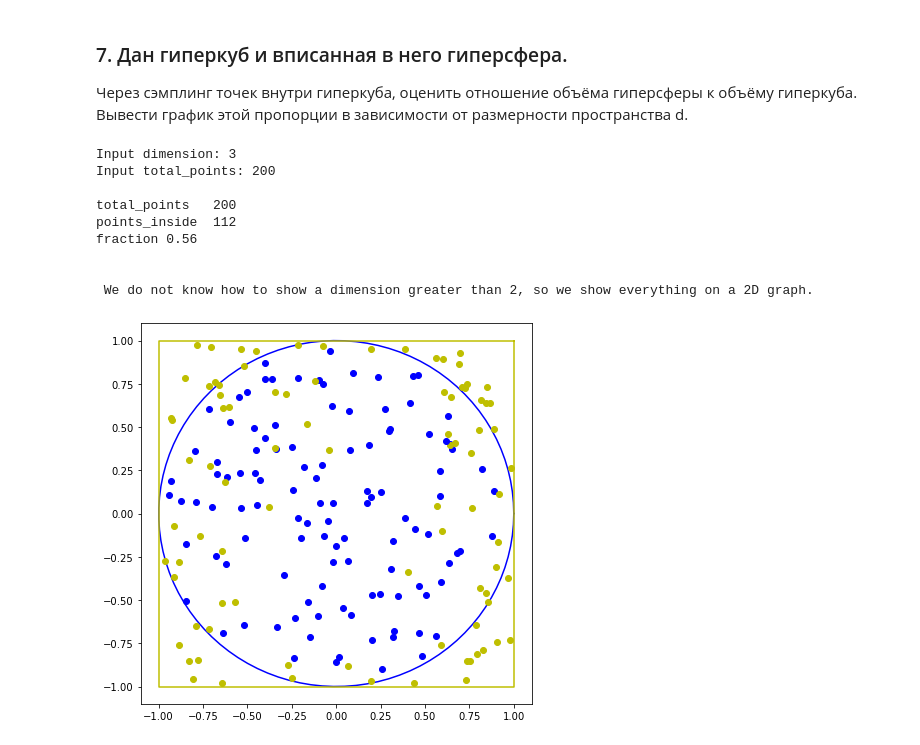
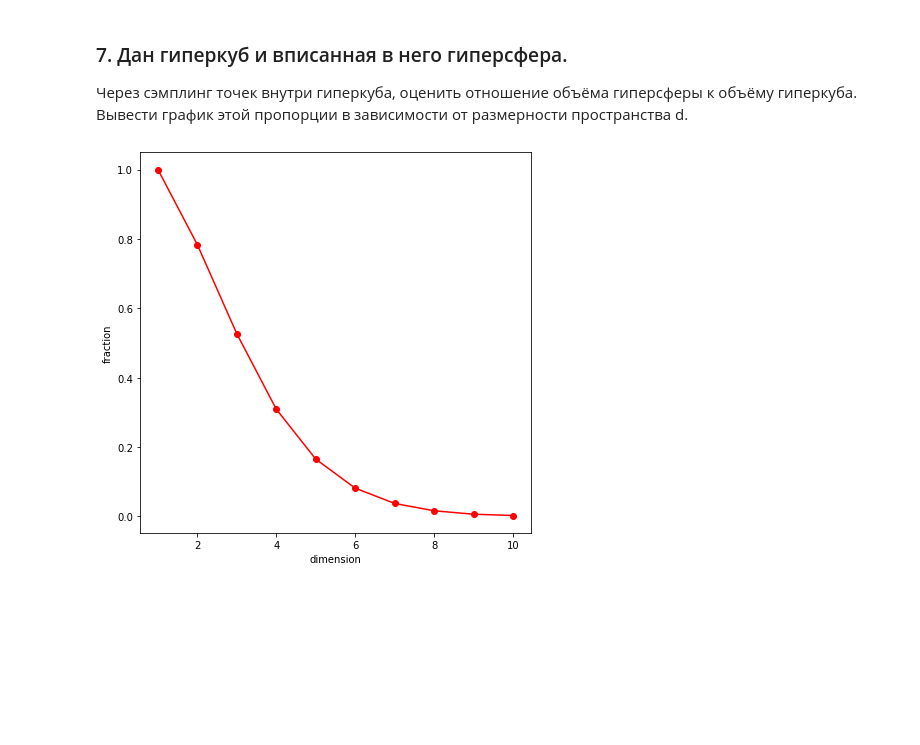
Before and after one commit to Bratko73/ML_Labs, a Jupyter notebook: Lab1/Lab 1.ipynb, the cells around one changed output. Drawn from its saved outputs; the diff is of its cells as text; code cells hidden in the pictures; blank space fills up the shorter version.

```diff
--- a/Lab1/Lab 1.ipynb
+++ b/Lab1/Lab 1.ipynb
@@ -165,25 +155,20 @@ Input r: 6
 def transformation_plot(x,matrix):
     result = np.empty((countOfDots,2))
     for i in range(countOfDots):
-        result[i,0] = x[i, 0]*matrix[0, 0] + x[i, 1]*matrix[1, 0]
-        result[i,1] = x[i, 0]*matrix[0, 1] + x[i, 1]*matrix[1, 1]
+        result[i] = x[i].dot(matrix)
     return result
 # %%
 countOfDots = int(input("Input count of dots: "))
-matrix = np.empty((2,2))
+matrix =np.matrix(np.fromstring(input("Input the matrix:"),dtype=float, sep=' ').reshape(2,2))
 x = np.random.uniform(low=-1, high=1, size=(countOfDots,2))
-print("Input the matrix...")
-for i in range(2):
-    matrix[i] = np.fromstring(input(), dtype=float, sep=' ')
 new_x = transformation_plot(x,matrix)
-
 
 fig, axes = plt.subplots(1,2,figsize=(14, 7))
 for i in range(countOfDots):
-    axes[0].plot(x[i,0],x[i,1], "ro")
-    axes[0].text(x[i,0], x[i,1], f'{i}')
-    axes[1].plot(new_x[i,0],new_x[i,1], "ro")
-    axes[1].text(new_x[i,0], new_x[i,1], f'{i}')
+    axes[0].plot(x[i,0],x[i,1], "ro", alpha = 0.5)
+    axes[0].text(x[i,0], x[i,1], f'{i+1}')
+    axes[1].plot(new_x[i,0],new_x[i,1], "go", alpha = 0.5)
+    axes[1].text(new_x[i,0], new_x[i,1], f'{i+1}')
 axes[0].set_xlabel('x')
 axes[0].set_ylabel('y')
 axes[0].set_title('before')
@@ -261,40 +237,19 @@ b) Proportion angle<30 = 0.04
 ### 7. Дан гиперкуб и вписанная в него гиперсфера.
 Через сэмплинг точек внутри гиперкуба, оценить отношение объёма гиперсферы к объёму гиперкуба. Вывести график этой пропорции в зависимости от размерности пространства d.
 # %%
-d = 0
-while (d<2):
-    d = int(input('Input dimension: '))
+dim = 10
 
-total_points = int(input('Input total_points: '))
-
-dots = np.random.uniform(low=-1, high=1, size=(total_points,d))
-square =[[1,1,-1,-1,1],[1,-1,-1,1,1]]
-points_inside = 0
-t = np.linspace(0,np.pi*2,100)
-plt.figure(figsize=(7,7))
-plt.plot(np.cos(t),np.sin(t),'b')
-plt.plot(square[0],square[1],'-y')
-for dot in dots:
-    if (np.linalg.norm(dot) <= 1):
-        plt.plot(dot[0],dot[1],'bo')
-        points_inside += 1
-    else:
-        plt.plot(dot[0],dot[1],'yo')
-
-print('\ntotal_points  ', total_points)
-print('points_inside ', points_inside)
-print('fraction', points_inside/total_points)
-if (d > 2):
-    print('\n\n We do not know how to show a dimension greater than 2, so we show everything on a 2D graph.')
+fig,ax =plt.subplots(1,1,figsize=(7,7))
+fraction = []
+for i in range(1,dim+1):
+    total_points = 100000
+    dots = np.random.uniform(low=-1, high=1, size=(total_points,i))
+    norms = np.linalg.norm(dots,axis=1)
+    points_inside = (norms <= 1).sum()
+    fraction.append(points_inside/total_points)
+ax.plot(range(1,dim+1),fraction,'-ro')
+plt.xlabel('dimension')
+plt.ylabel('fraction')
 plt.show()
 # %% [output]
-Input dimension: 3
-Input total_points: 200
-
-total_points   200
-points_inside  112
-fraction 0.56
-
-
- We do not know how to show a dimension greater than 2, so we show everything on a 2D graph.
-[figure, old version]
+[figure, new version]
```
Also changed, not shown: parts of 12 cells of this notebook, 5 other files.
